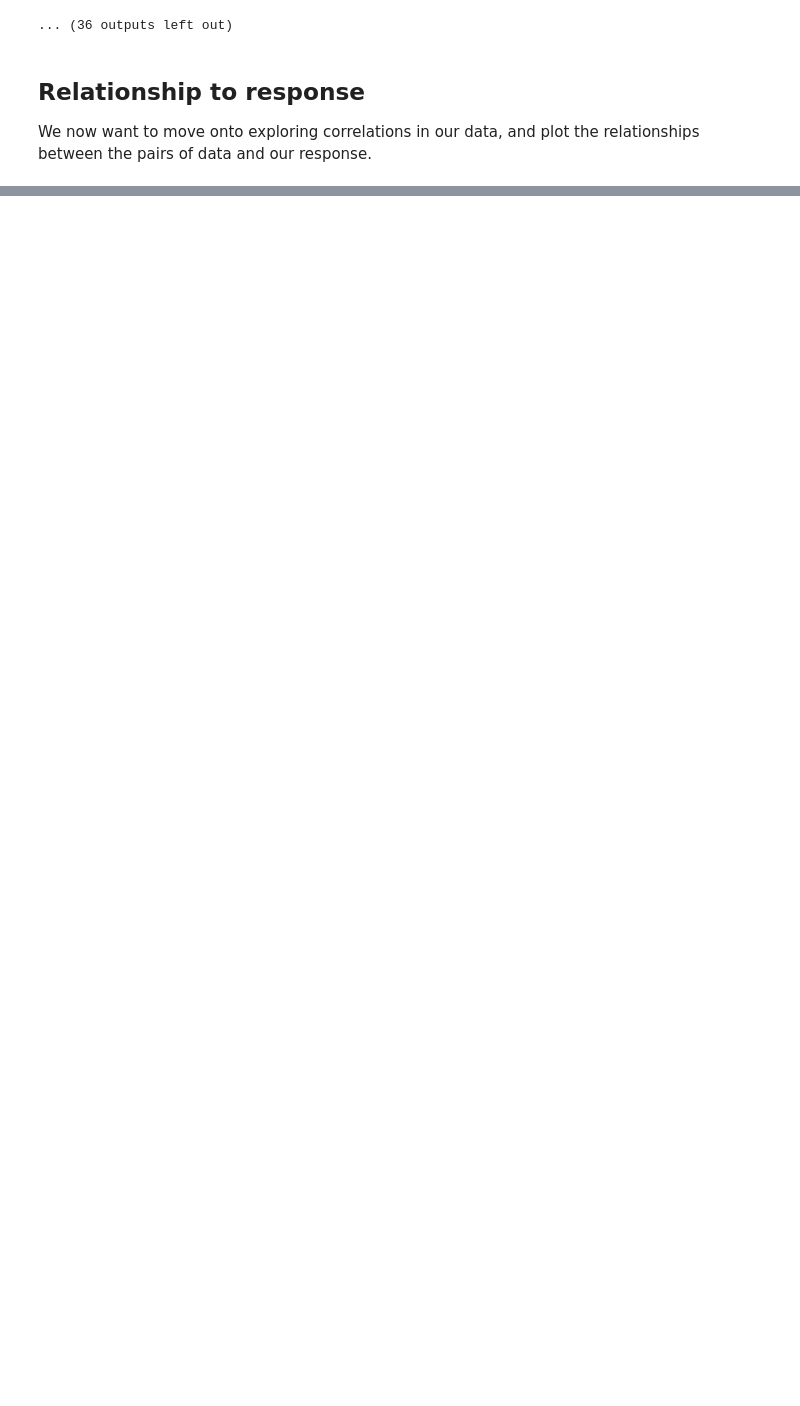
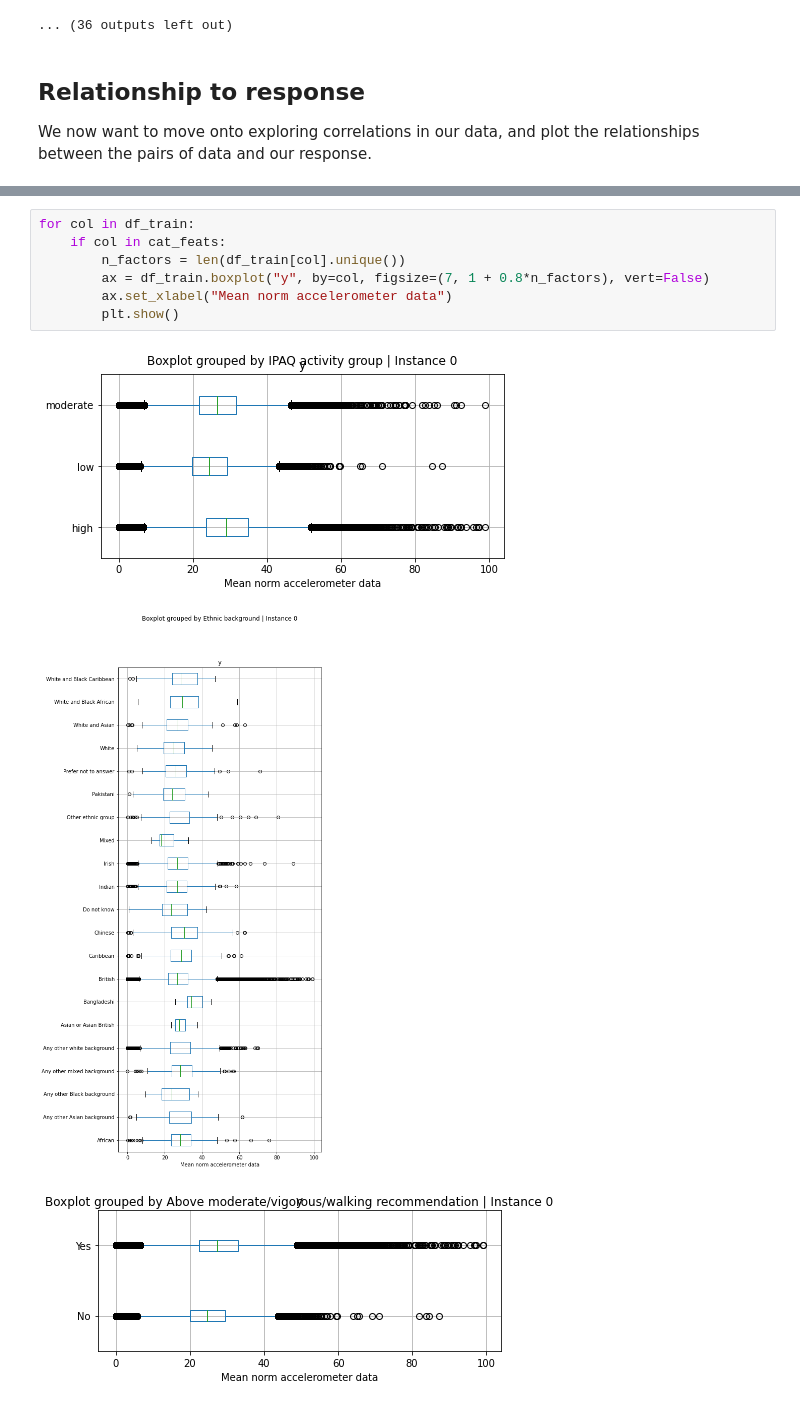
Before and after one commit to abramschon/accel, a Jupyter notebook: notebooks/exploratory_data_analysis.ipynb, the cells around one changed output, grey strips where cells are left out. Cells and saved outputs as stored; diff of their text form; blank space fills up the shorter version.

```diff
--- a/notebooks/exploratory_data_analysis.ipynb
+++ b/notebooks/exploratory_data_analysis.ipynb
@@ -572,0 +558,11 @@ We now want to move onto exploring correlations in our data, and plot the relati
+# %%
+for col in df_train:
+    if col in cat_feats:
+        n_factors = len(df_train[col].unique())
+        ax = df_train.boxplot("y", by=col, figsize=(7, 1 + 0.8*n_factors), vert=False)
+        ax.set_xlabel("Mean norm accelerometer data")
+        plt.show()
+# %% [output]
+[figure, added]
+[figure, added]
+[figure, added]
```
Also changed, not shown: parts of 15 cells of this notebook.
